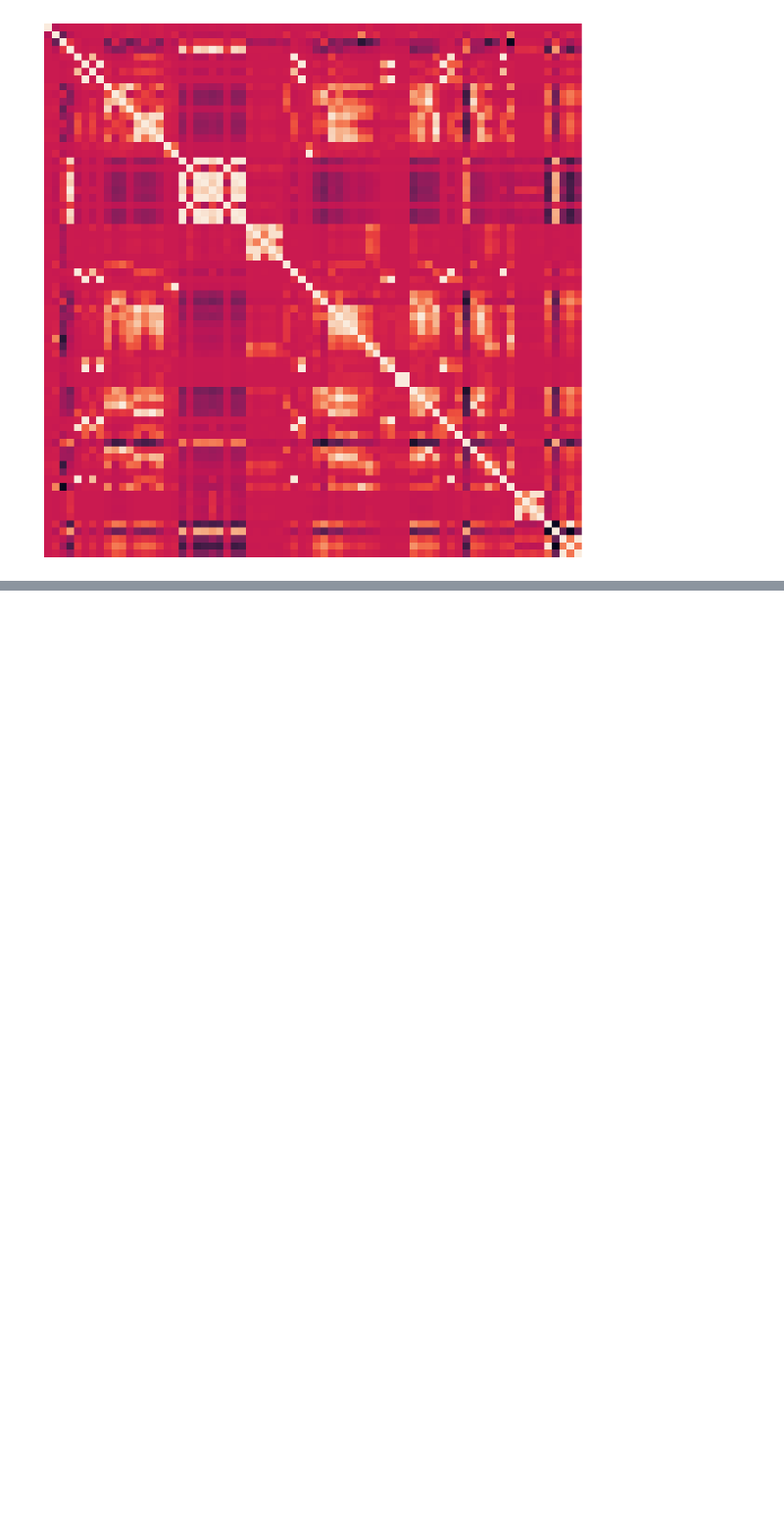
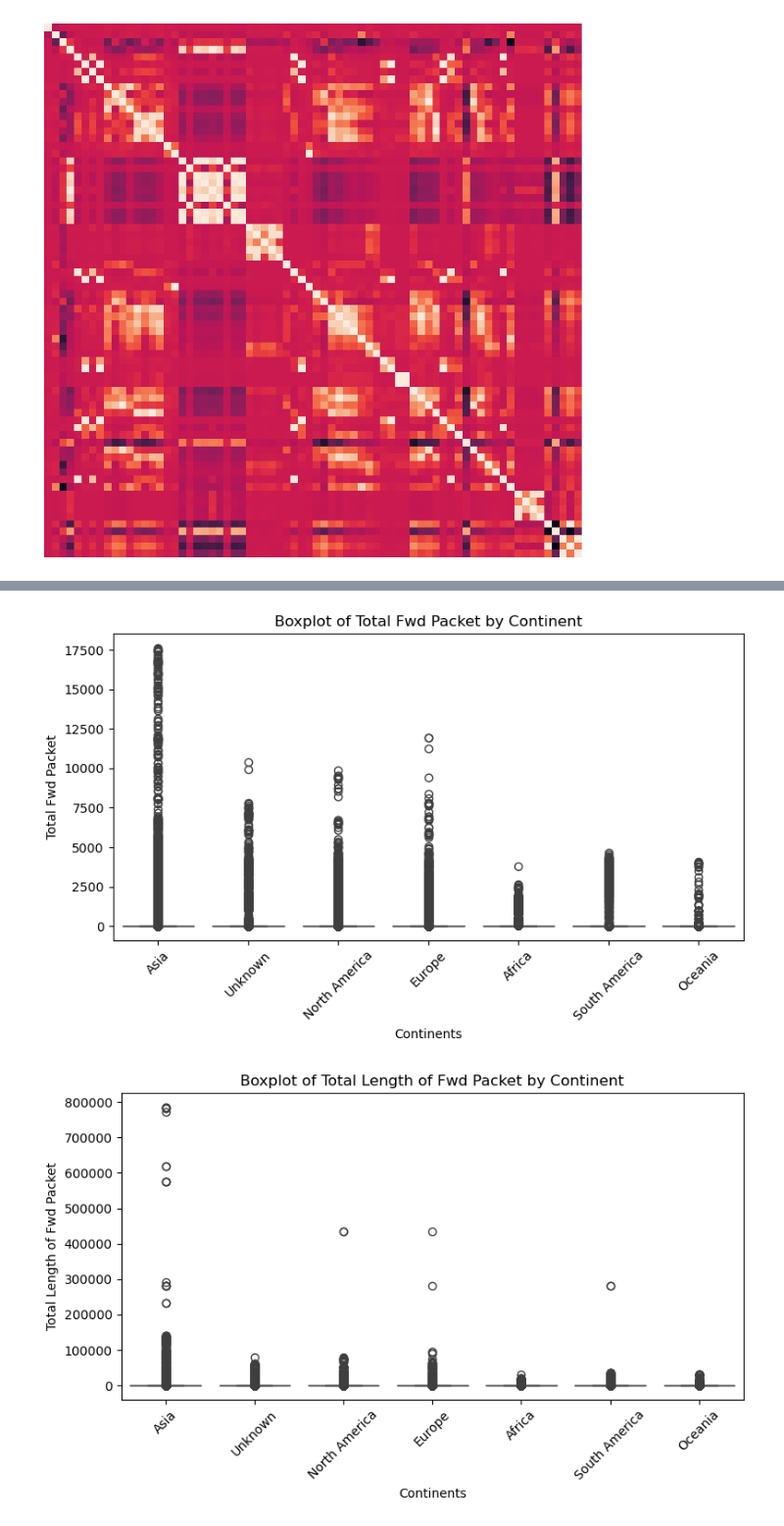
Before and after one commit to Totally-Kyle/The-CyberChase, a Jupyter notebook: Merged.ipynb, the cells around one changed output, grey strips where cells are left out. Shown at 98% size. Cells and saved outputs as stored; diff of their text form; code cells hidden in the pictures; blank space fills up the shorter version.

```diff
--- a/Merged.ipynb
+++ b/Merged.ipynb
@@ -149,7 +147,8 @@ merged_Fwd = merged_df[['Total Fwd Packet',
                 'Subflow Fwd Bytes',
                 'FWD Init Win Bytes',
                 'Fwd Act Data Pkts',
-                'Fwd Seg Size Min']]
+                'Fwd Seg Size Min',
+                'Continents']]
 plt.figure(figsize=(20,20))
 sns.heatmap(merged_Fwd.corr(),annot=True)
 # %% [output]
@@ -436,0 +567,12 @@ plt.show()
+# %%
+for col in merged_Fwd.columns:
+    if col != 'Continents' and merged_Fwd[col].dtype != 'O':  # Exclude 'Continents' and non-numeric
+        plt.figure(figsize=(8, 5))
+        sns.boxplot(x='Continents', y=col, data=merged_Fwd)
+        plt.title(f'Boxplot of {col} by Continent')
+        plt.xticks(rotation=45)
+        plt.tight_layout()
+        plt.show()
+# %% [output]
+[figure, added]
+[figure, added]
```
Also changed, not shown: parts of 20 cells of this notebook, 2 other files.
